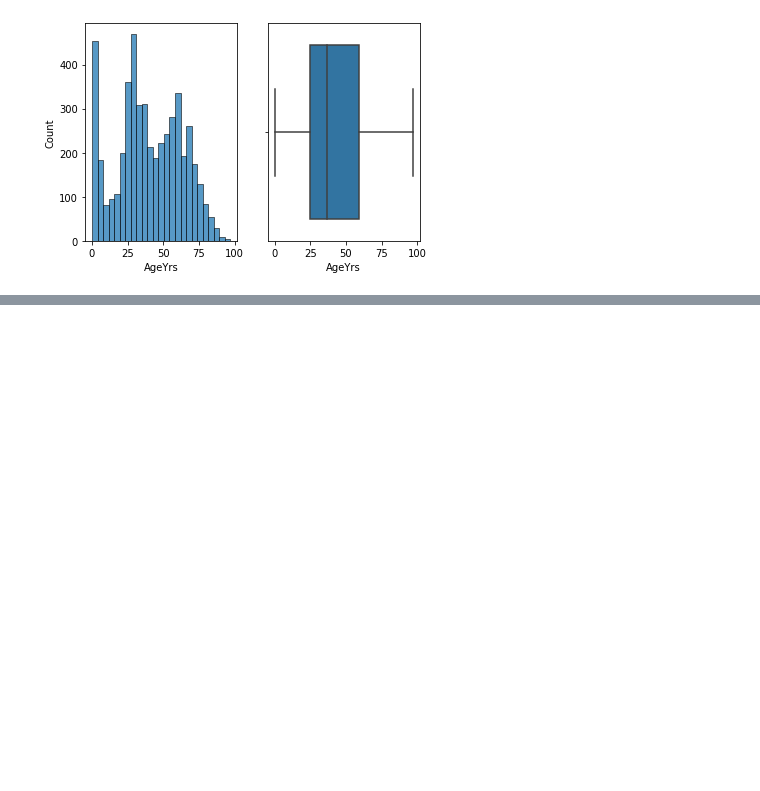
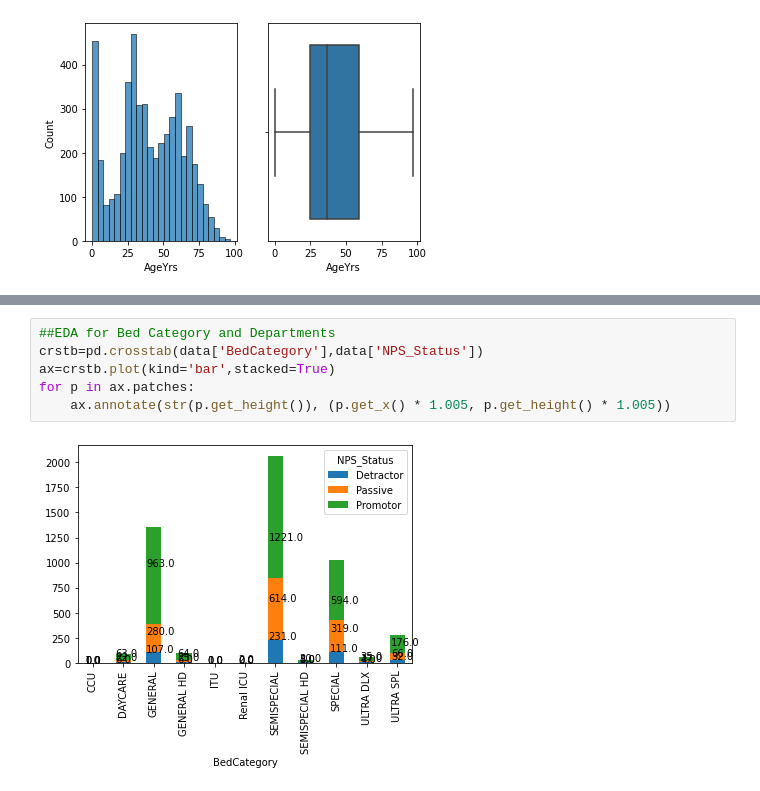
Before and after one commit to manthra16695/Code-360, a Jupyter notebook: Manipal_Hospitals.ipynb, the cells around one changed output, grey strips where cells are left out. Drawn from its saved outputs; the diff is of its cells as text; blank space fills up the shorter version.

```diff
--- a/Manipal_Hospitals.ipynb
+++ b/Manipal_Hospitals.ipynb
@@ -267,0 +294,8 @@ fig.add_shape(
+# %%
+##EDA for Bed Category and Departments
+crstb=pd.crosstab(data['BedCategory'],data['NPS_Status'])
+ax=crstb.plot(kind='bar',stacked=True)
+for p in ax.patches:
+    ax.annotate(str(p.get_height()), (p.get_x() * 1.005, p.get_height() * 1.005))
+# %% [output]
+[figure, added]
```
Also changed, not shown: parts of 5 cells of this notebook.
